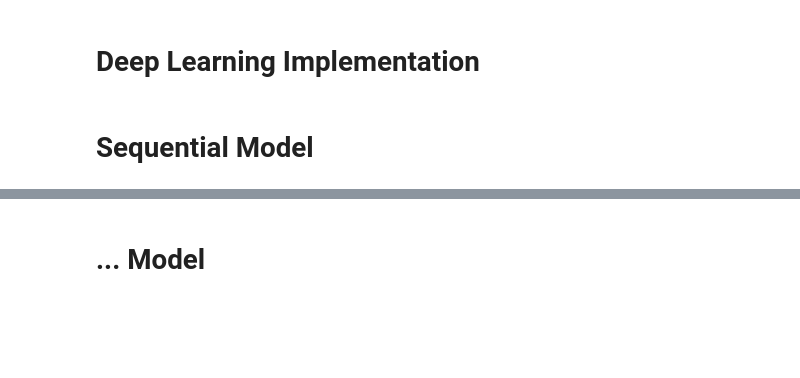
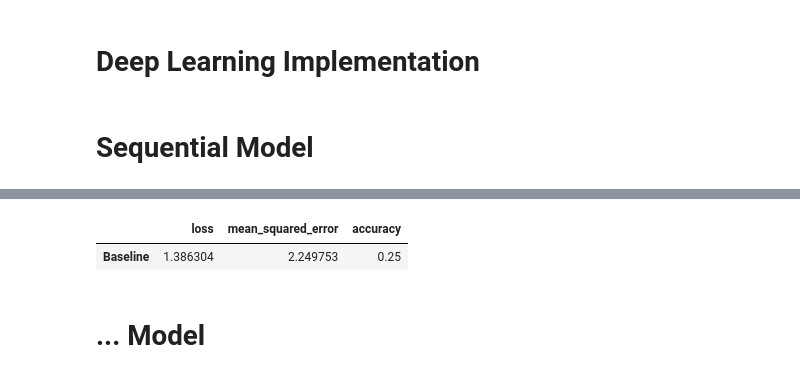
Before and after one commit to VascoRegal/ML-cybersecurity, a Jupyter notebook: main.ipynb, the cells around one changed output, grey strips where cells are left out. Drawn from its saved outputs; the diff is of its cells as text; code cells hidden in the pictures; blank space fills up the shorter version.

Commit message:
added new model and hypertuning models

```diff
--- a/main.ipynb
+++ b/main.ipynb
@@ -426,5 +404,36 @@ def train_predict_and_save_model(model, model_name, X_train, y_train, X_test, y_
+# %%
+def train_predict_and_save_model(model, model_name, X_train, y_train, X_test, y_test, epochs = 2, batch_size=32):
+    model.fit(X_train, y_train, epochs = epochs, batch_size = batch_size)
+
+    y_hat = model.predict(X_test)
+
+    return accuracy_score(encoded_y_test, y_hat)
+    #model.save(model_name)
+def evaluate_model(model, X_test, y_test):
+    """
+    evaluate model on test set and show results in dataframe.
+
+    Parameters
+    ----------
+    model : keras model
+        trained keras model.
+    X_test : numpy array
+        Features of holdout set.
+    y_test : numpy array
+        Labels of holdout set.
+
+    Returns
+    -------
+    display_df : DataFrame
+        Pandas dataframe containing evaluation results.
+    """
+    eval_dict = model.evaluate(X_test, y_test, return_dict=True)
+
+    display_df = pd.DataFrame([eval_dict.values()], columns=[list(eval_dict.keys())])
+
+    return display_df
 # %%
-epochs = 10
+epochs = 20
 # %% [markdown]
 # Sequential Model
 # %%
@@ -436,3 +445,12 @@ loss_fn = keras.losses.SparseCategoricalCrossentropy()
 model.compile(loss=loss_fn, optimizer='sgd', metrics=['MeanSquaredError', 'accuracy'])
 
 train_predict_and_save_model(model, "SequentialModel", X_train, encoded_y_train, X_test, encoded_y_test, epochs = epochs, batch_size = 128)
+# Evaluate model on test set and add results to dataframe
+results = evaluate_model(model, X_test, encoded_y_test)
+
+# Set index to 'Baseline'
+results.index = ['Baseline']
+
+# Display results
+results.head()
+# %% [output]
@@ -439,3 +474,5 @@ train_predict_and_save_model(model, "SequentialModel", X_train, encoded_y_train,
+|  | loss | mean_squared_error | accuracy |
+| Baseline | 1.386304 | 2.249753 | 0.25 |
 # %% [markdown]
 # ... Model
 # %%
```
Also changed, not shown: parts of 10 cells of this notebook.
